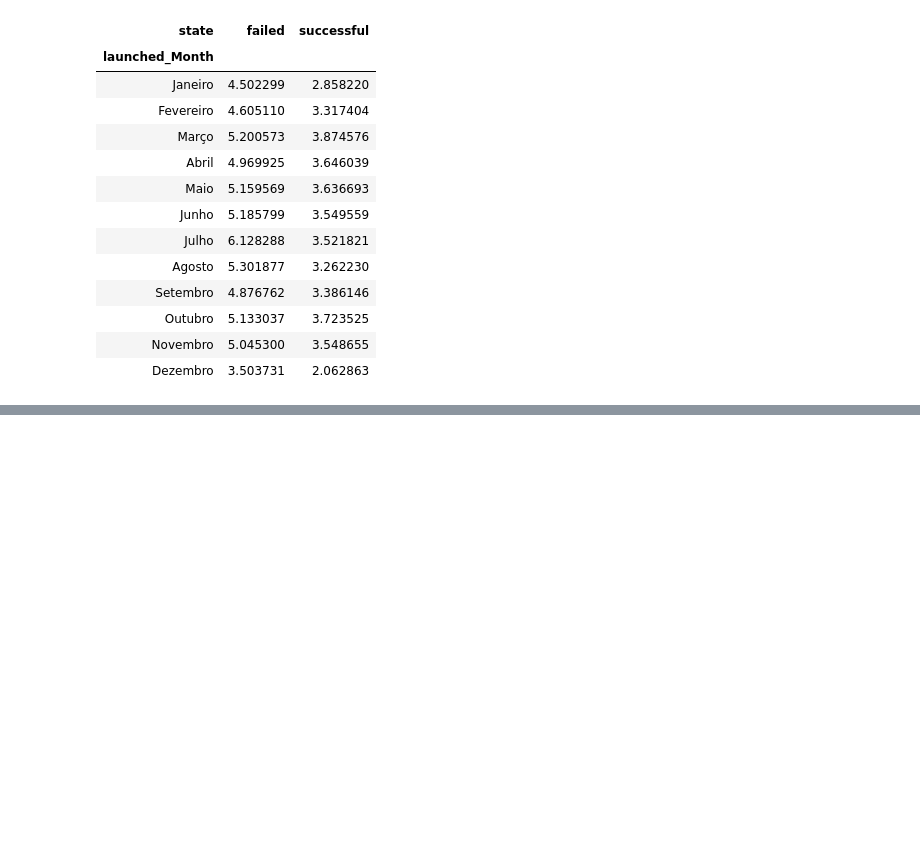
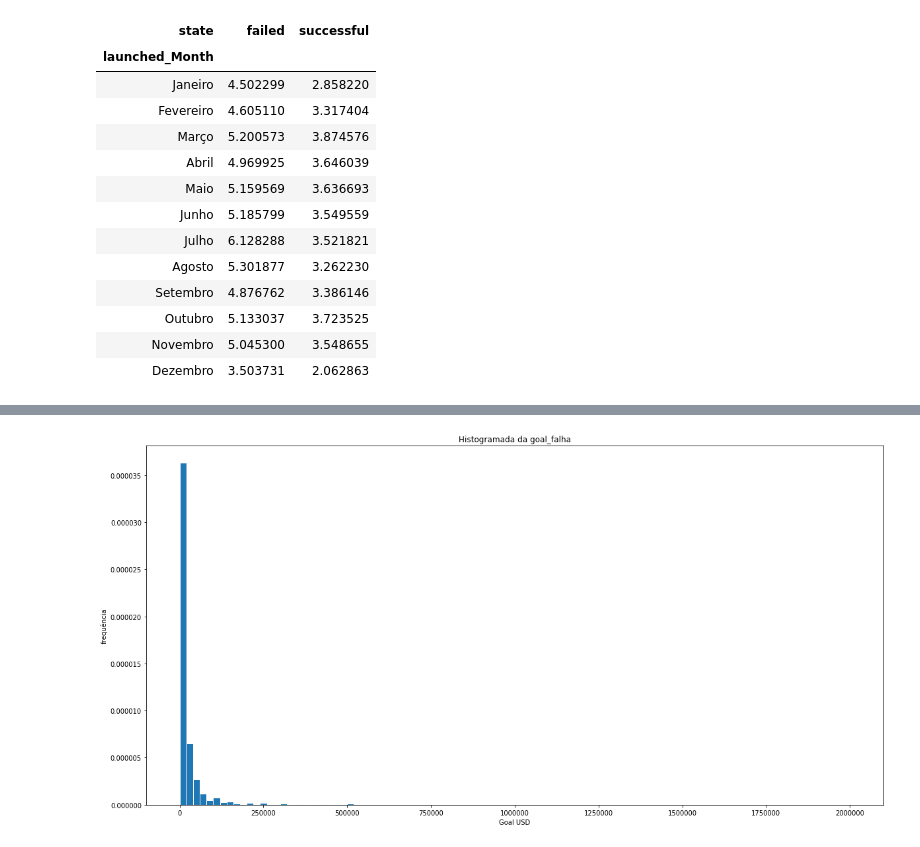
Before and after one commit to jotapsmo/Projeto-2---CDados, a Jupyter notebook: projeto 2.ipynb, the cells around one changed output, grey strips where cells are left out. Drawn from its saved outputs; the diff is of its cells as text; code cells hidden in the pictures; blank space fills up the shorter version.

```diff
--- a/projeto 2.ipynb
+++ b/projeto 2.ipynb
@@ -282,0 +367,11 @@ dataset.groupby(['state']).mean()
+# %%
+faixa_falha = np.arange(0,1.66361e+08,10000)
+
+fig = plt.figure(figsize=(20, 10))
+plt.hist(goal_falha, bins = faixa_sucesso, edgecolor='white',density=True)
+plt.title('Histogramada da goal_falha')
+plt.xlabel('Goal USD')
+plt.ylabel('frequência')
+plt.show()
+# %% [output]
+[figure, added]
```
Also changed, not shown: parts of 25 cells of this notebook.
